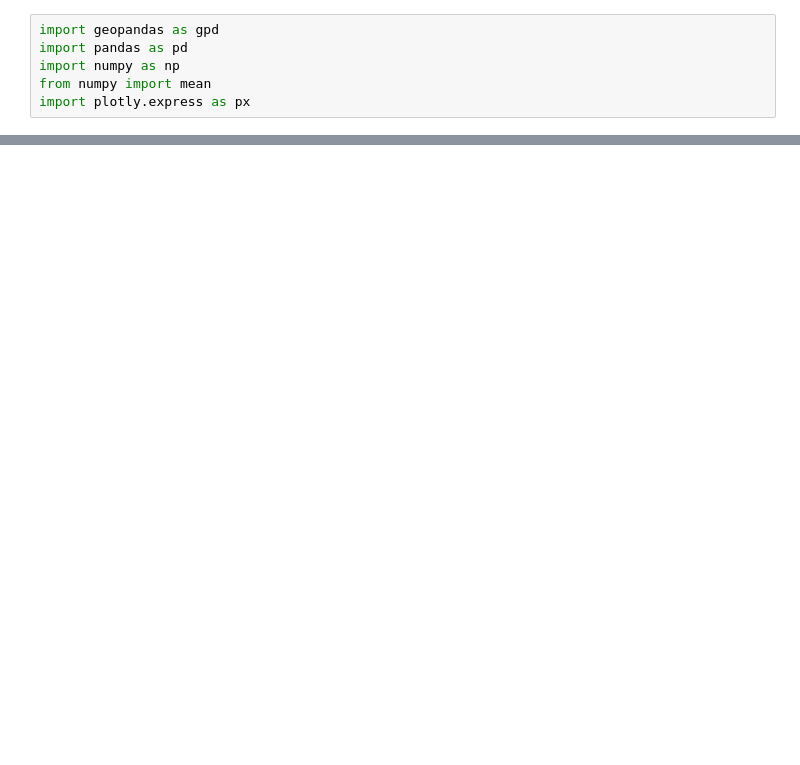
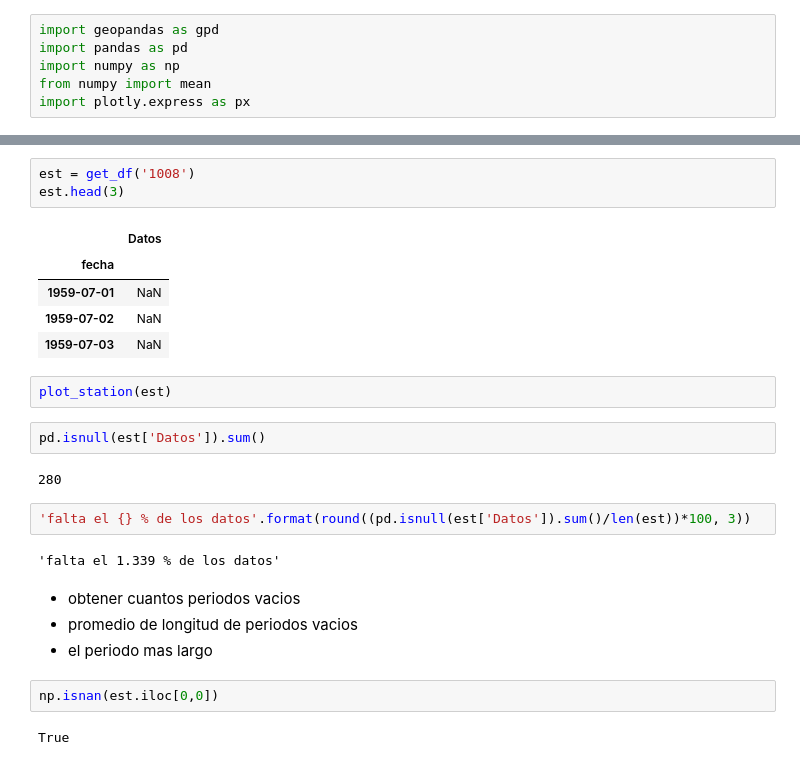
Before and after one commit to Ro-teodoro/clicom, a Jupyter notebook: clicom.ipynb, the cells around one changed output, grey strips where cells are left out. Saved outputs shown, nothing was run; the diff lists cells and outputs as text; blank space fills up the shorter version.

```diff
--- a/clicom.ipynb
+++ b/clicom.ipynb
@@ -53,0 +88,27 @@ fig.show()
+# %%
+est = get_df('1008')
+est.head(3)
+# %% [output]
+|  | Datos |
+| fecha |  |
+| 1959-07-01 | NaN |
+| 1959-07-02 | NaN |
+| 1959-07-03 | NaN |
+# %%
+plot_station(est)
+# %%
+pd.isnull(est['Datos']).sum()
+# %% [output]
+280
+# %%
+'falta el {} % de los datos'.format(round((pd.isnull(est['Datos']).sum()/len(est))*100, 3))
+# %% [output]
+'falta el 1.339 % de los datos'
+# %% [markdown]
+* obtener cuantos periodos vacios
+* promedio de longitud de periodos vacios
+* el periodo mas largo
+# %%
+np.isnan(est.iloc[0,0])
+# %% [output]
+True
```
Also changed, not shown: parts of 6 cells of this notebook.
